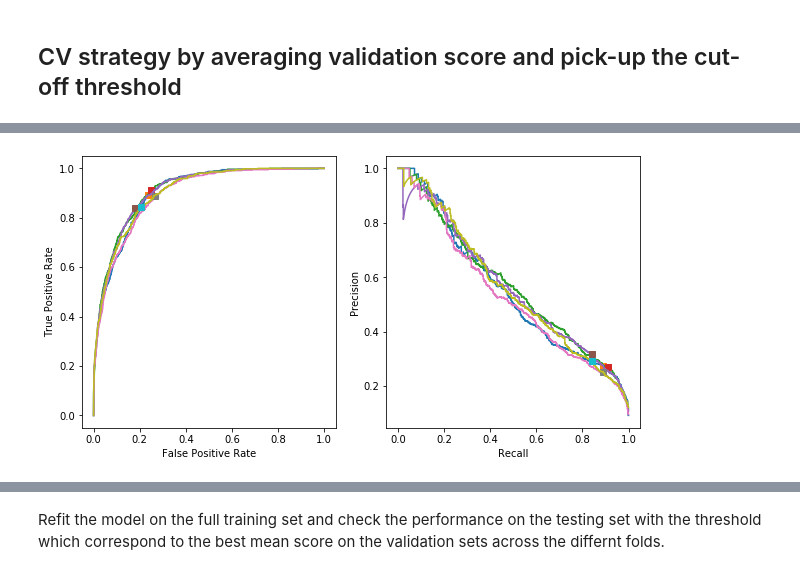
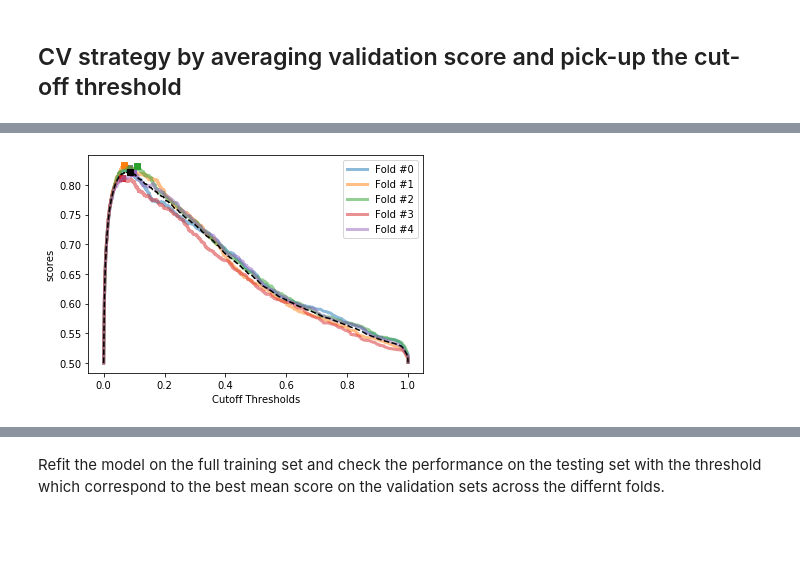
Before and after one commit to glemaitre/cutoff_experiments, a Jupyter notebook: cutoff_experiments.ipynb, the cells around one changed output, grey strips where cells are left out. Cells and saved outputs as stored; diff of their text form; code cells hidden in the pictures; blank space fills up the shorter version.

```diff
--- a/cutoff_experiments.ipynb
+++ b/cutoff_experiments.ipynb
@@ -104,0 +221,19 @@ balanced_accuracy_score(y_test, y_pred)
+# %%
+import matplotlib.pyplot as plt
+import matplotlib.colors as mcolors
+
+
+def plot_cv_scores(results, scores):
+    fig, ax = plt.subplots()
+    cv_results = results["cv_results"]
+    for color, fold_idx in zip(mcolors.TABLEAU_COLORS, range(len(cv_results["thresholds"]))):
+        ax.plot(cv_results["thresholds"][fold_idx], cv_results["scores"][fold_idx], label=f"Fold #{fold_idx}",
+                alpha=0.5, lw=3, color=color)
+        idx = np.argmax(cv_results["scores"][fold_idx])
+        ax.plot(cv_results["thresholds"][fold_idx][idx], cv_results["scores"][fold_idx][idx],
+                marker="s", color=color)
+    ax.plot(cv_results["thresholds_interpolated"], np.mean(cv_results["scores_interpolated"], axis=0), "--k")
+    ax.plot(results["threshold"], results["score"], marker="s", color="k")
+    plt.xlabel("Cutoff Thresholds")
+    plt.ylabel("scores")
+    _ = plt.legend()
@@ -152,5 +269,11 @@ def find_threshold_by_best_average_score_cv(estimator, X, y, cv, method, score_m
 # %%
-cv = StratifiedKFold(shuffle=True, random_state=0, n_splits=2)
-xx = find_threshold_by_best_average_score_cv(
-    lr_clf, X_train, y_train, cv, "decision_function", balanced_accuracy_score, 100
+from sklearn.metrics import balanced_accuracy_score
+from sklearn.model_selection import StratifiedKFold
+
+cv = StratifiedKFold(shuffle=True, random_state=0, n_splits=5)
+results = find_threshold_by_best_average_score_cv(
+    lr_clf, X_train, y_train, cv,
+    predict_method="predict_proba",
+    score_method=balanced_accuracy_score,
+    n_thresholds=1000,
 )
@@ -247,21 +280,4 @@ Averaged cutoff point 0.08308308308308307
-# %%
-from sklearn.metrics import plot_roc_curve
-from sklearn.metrics import roc_curve
-from sklearn.metrics import plot_precision_recall_curve
-from sklearn.metrics import precision_recall_curve
-
-fig, ax = plt.subplots(ncols=2, figsize=(10, 5))
-for fold_idx in range(len(y_true)):
-    fpr, tpr, thresholds = roc_curve(y_true[fold_idx], y_score[fold_idx])
-    ax[0].plot(fpr, tpr)
-    idx = thresholds.size - np.searchsorted(thresholds[::-1], cutoff_folds[fold_idx])
-    ax[0].plot(fpr[idx], tpr[idx], "s")
-    ax[0].set_xlabel("False Positive Rate")
-    ax[0].set_ylabel("True Positive Rate")
-    precision, recall, thresholds = precision_recall_curve(y_true[fold_idx], y_score[fold_idx])
-    ax[1].plot(recall, precision)
-    idx = np.searchsorted(thresholds, cutoff_folds[fold_idx])
-    ax[1].plot(recall[idx], precision[idx], "s")
-    ax[1].set(xlabel="Recall", ylabel="Precision")
-# %% [output]
-[figure, removed]
+# %%
+plot_cv_scores(results, "Balanced accuracy")
+# %% [output]
+[figure, added]
```
Also changed, not shown: parts of 34 cells of this notebook.
